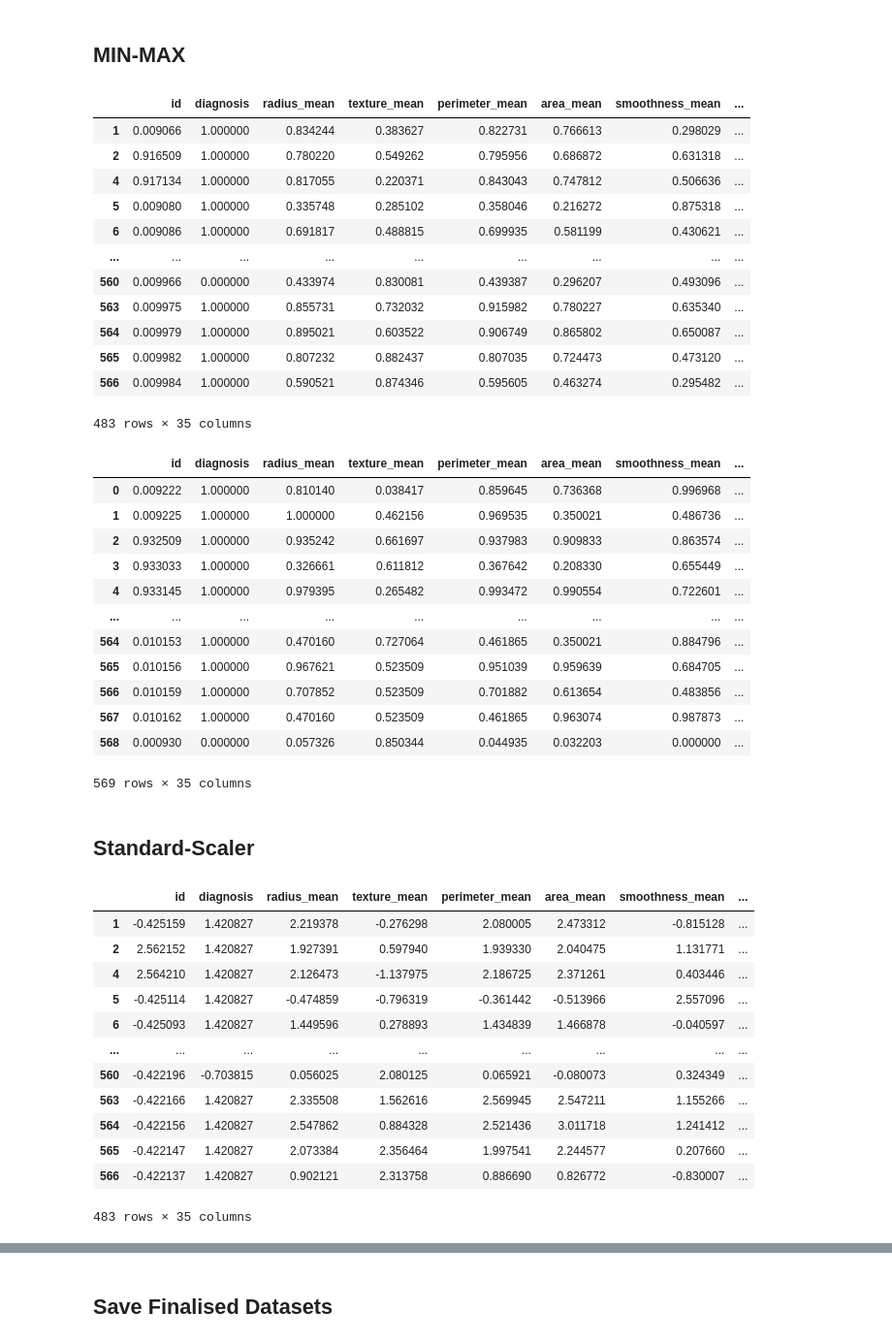
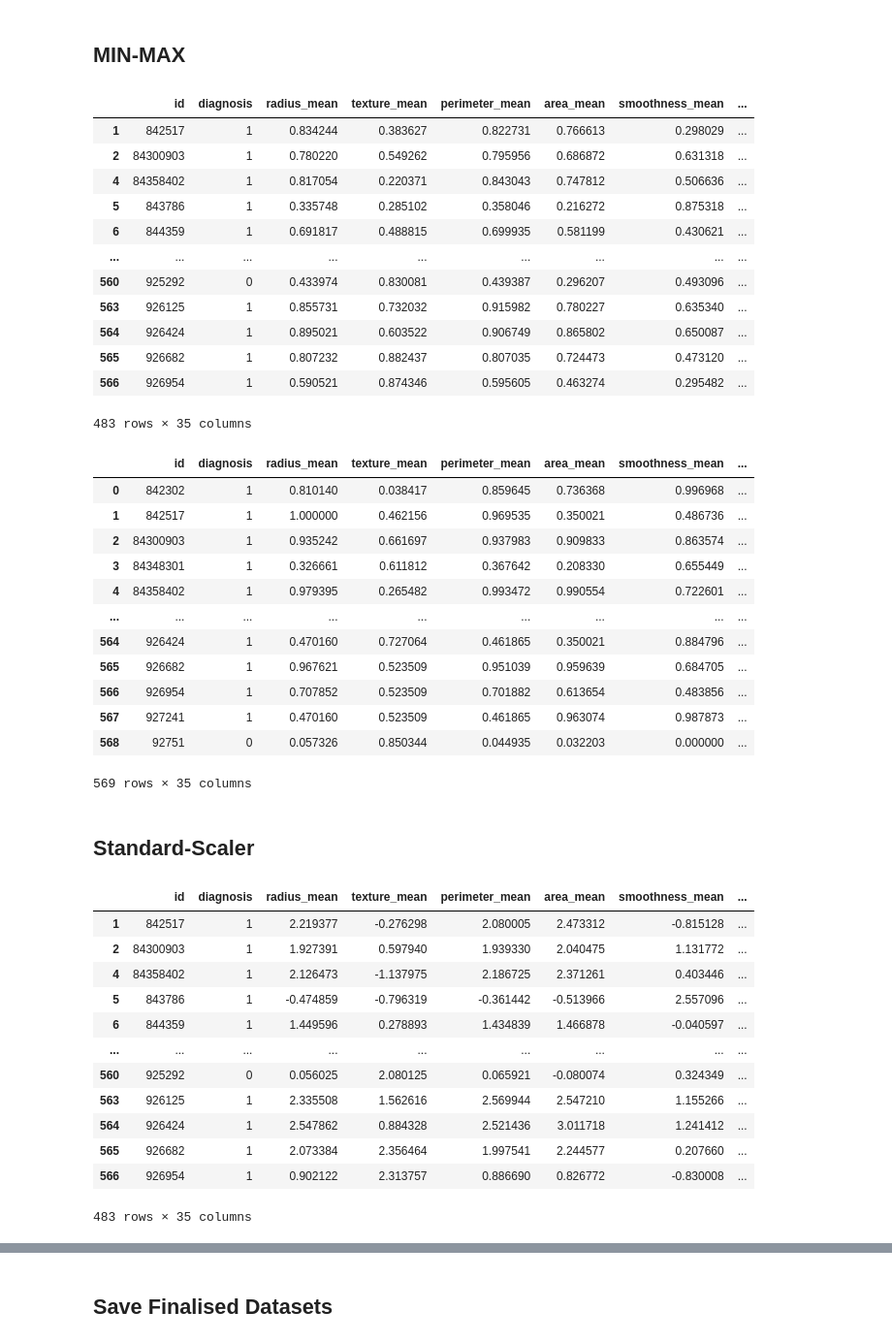
Before and after one commit to CasualModel/CancerCausality, a Jupyter notebook: notebooks/DataEngineering.ipynb, the cells around one changed output, grey strips where cells are left out. Shown at 97% size. Cells and saved outputs as stored; diff of their text form; code cells hidden in the pictures.

Commit message:
fixed some problem with data engineering and started causal modelling

```diff
--- a/notebooks/DataEngineering.ipynb
+++ b/notebooks/DataEngineering.ipynb
@@ -177,9 +175,17 @@ curreent_df = data_manipulator.df
+# %%
+# Current Null value Cleaned and labelled dataframe
+current_df = data_manipulator.df
+
+# Identifying Columns to Standardize
+columns_to_standardize = current_df.columns.tolist()
+columns_to_standardize.remove('id')
+columns_to_standardize.remove('diagnosis')
 # %% [markdown]
 ## Fixing Outliers
 # %%
 # Create Cleaner object instance from current dataframe
-data_cleaner_remove = DataCleaner(curreent_df, deep=True)
-data_cleaner_revalue = DataCleaner(curreent_df, deep=True)
+data_cleaner_remove = DataCleaner(current_df, deep=True)
+data_cleaner_revalue = DataCleaner(current_df, deep=True)
 # %% [markdown]
 ## Dropping Outlier Values
 # %%
@@ -238,37 +244,37 @@ data_revalue_minmax = DataManipulator(data_cleaner_revalue.df, deep=True)
 # %%
 # For removed outlier
 # Minmax between 0 and 1
-data_remove_minmax.minmax_scale_columns(data_remove_minmax.df.columns.to_list(), (0,1))
+data_remove_minmax.minmax_scale_columns(columns_to_standardize, (0, 1))
 # %% [output]
 |  | id | diagnosis | radius_mean | texture_mean | perimeter_mean | area_mean | smoothness_mean | ... |
-| 1 | 0.009066 | 1.000000 | 0.834244 | 0.383627 | 0.822731 | 0.766613 | 0.298029 | ... |
-| 2 | 0.916509 | 1.000000 | 0.780220 | 0.549262 | 0.795956 | 0.686872 | 0.631318 | ... |
-| 4 | 0.917134 | 1.000000 | 0.817055 | 0.220371 | 0.843043 | 0.747812 | 0.506636 | ... |
-| 5 | 0.009080 | 1.000000 | 0.335748 | 0.285102 | 0.358046 | 0.216272 | 0.875318 | ... |
-| 6 | 0.009086 | 1.000000 | 0.691817 | 0.488815 | 0.699935 | 0.581199 | 0.430621 | ... |
+| 1 | 842517 | 1 | 0.834244 | 0.383627 | 0.822731 | 0.766613 | 0.298029 | ... |
+| 2 | 84300903 | 1 | 0.780220 | 0.549262 | 0.795956 | 0.686872 | 0.631318 | ... |
+| 4 | 84358402 | 1 | 0.817054 | 0.220371 | 0.843043 | 0.747812 | 0.506636 | ... |
+| 5 | 843786 | 1 | 0.335748 | 0.285102 | 0.358046 | 0.216272 | 0.875318 | ... |
+| 6 | 844359 | 1 | 0.691817 | 0.488815 | 0.699935 | 0.581199 | 0.430621 | ... |
 | ... | ... | ... | ... | ... | ... | ... | ... | ... |
-| 560 | 0.009966 | 0.000000 | 0.433974 | 0.830081 | 0.439387 | 0.296207 | 0.493096 | ... |
-| 563 | 0.009975 | 1.000000 | 0.855731 | 0.732032 | 0.915982 | 0.780227 | 0.635340 | ... |
-| 564 | 0.009979 | 1.000000 | 0.895021 | 0.603522 | 0.906749 | 0.865802 | 0.650087 | ... |
-| 565 | 0.009982 | 1.000000 | 0.807232 | 0.882437 | 0.807035 | 0.724473 | 0.473120 | ... |
-| 566 | 0.009984 | 1.000000 | 0.590521 | 0.874346 | 0.595605 | 0.463274 | 0.295482 | ... |
+| 560 | 925292 | 0 | 0.433974 | 0.830081 | 0.439387 | 0.296207 | 0.493096 | ... |
+| 563 | 926125 | 1 | 0.855731 | 0.732032 | 0.915982 | 0.780227 | 0.635340 | ... |
+| 564 | 926424 | 1 | 0.895021 | 0.603522 | 0.906749 | 0.865802 | 0.650087 | ... |
+| 565 | 926682 | 1 | 0.807232 | 0.882437 | 0.807035 | 0.724473 | 0.473120 | ... |
+| 566 | 926954 | 1 | 0.590521 | 0.874346 | 0.595605 | 0.463274 | 0.295482 | ... |
 483 rows × 35 columns
 # %%
 # For revalued outlier
-data_revalue_minmax.minmax_scale_columns(data_revalue_minmax.df.columns.to_list(), (0,1))
+data_revalue_minmax.minmax_scale_columns(columns_to_standardize, (0, 1))
 # %% [output]
 |  | id | diagnosis | radius_mean | texture_mean | perimeter_mean | area_mean | smoothness_mean | ... |
-| 0 | 0.009222 | 1.000000 | 0.810140 | 0.038417 | 0.859645 | 0.736368 | 0.996968 | ... |
-| 1 | 0.009225 | 1.000000 | 1.000000 | 0.462156 | 0.969535 | 0.350021 | 0.486736 | ... |
-| 2 | 0.932509 | 1.000000 | 0.935242 | 0.661697 | 0.937983 | 0.909833 | 0.863574 | ... |
-| 3 | 0.933033 | 1.000000 | 0.326661 | 0.611812 | 0.367642 | 0.208330 | 0.655449 | ... |
-| 4 | 0.933145 | 1.000000 | 0.979395 | 0.265482 | 0.993472 | 0.990554 | 0.722601 | ... |
+| 0 | 842302 | 1 | 0.810140 | 0.038417 | 0.859645 | 0.736368 | 0.996968 | ... |
+| 1 | 842517 | 1 | 1.000000 | 0.462156 | 0.969535 | 0.350021 | 0.486736 | ... |
+| 2 | 84300903 | 1 | 0.935242 | 0.661697 | 0.937983 | 0.909833 | 0.863574 | ... |
+| 3 | 84348301 | 1 | 0.326661 | 0.611812 | 0.367642 | 0.208330 | 0.655449 | ... |
+| 4 | 84358402 | 1 | 0.979395 | 0.265482 | 0.993472 | 0.990554 | 0.722601 | ... |
 | ... | ... | ... | ... | ... | ... | ... | ... | ... |
-| 564 | 0.010153 | 1.000000 | 0.470160 | 0.727064 | 0.461865 | 0.350021 | 0.884796 | ... |
-| 565 | 0.010156 | 1.000000 | 0.967621 | 0.523509 | 0.951039 | 0.959639 | 0.684705 | ... |
-| 566 | 0.010159 | 1.000000 | 0.707852 | 0.523509 | 0.701882 | 0.613654 | 0.483856 | ... |
-| 567 | 0.010162 | 1.000000 | 0.470160 | 0.523509 | 0.461865 | 0.963074 | 0.987873 | ... |
-| 568 | 0.000930 | 0.000000 | 0.057326 | 0.850344 | 0.044935 | 0.032203 | 0.000000 | ... |
+| 564 | 926424 | 1 | 0.470160 | 0.727064 | 0.461865 | 0.350021 | 0.884796 | ... |
+| 565 | 926682 | 1 | 0.967621 | 0.523509 | 0.951039 | 0.959639 | 0.684705 | ... |
+| 566 | 926954 | 1 | 0.707852 | 0.523509 | 0.701882 | 0.613654 | 0.483856 | ... |
+| 567 | 927241 | 1 | 0.470160 | 0.523509 | 0.461865 | 0.963074 | 0.987873 | ... |
+| 568 | 92751 | 0 | 0.057326 | 0.850344 | 0.044935 | 0.032203 | 0.000000 | ... |
 569 rows × 35 columns
 # %% [markdown]
 ## Standard-Scaler
@@ -278,20 +284,20 @@ data_remove_stdscale = DataManipulator(data_cleaner_remove.df, deep=True)
 data_revalue_stdscale = DataManipulator(data_cleaner_revalue.df, deep=True)
 # %%
 # For removed outlier
-data_remove_stdscale.standardize_columns(data_remove_stdscale.df.columns.to_list())
+data_remove_stdscale.standardize_columns(columns_to_standardize)
 # %% [output]
 |  | id | diagnosis | radius_mean | texture_mean | perimeter_mean | area_mean | smoothness_mean | ... |
-| 1 | -0.425159 | 1.420827 | 2.219378 | -0.276298 | 2.080005 | 2.473312 | -0.815128 | ... |
-| 2 | 2.562152 | 1.420827 | 1.927391 | 0.597940 | 1.939330 | 2.040475 | 1.131771 | ... |
-| 4 | 2.564210 | 1.420827 | 2.126473 | -1.137975 | 2.186725 | 2.371261 | 0.403446 | ... |
-| 5 | -0.425114 | 1.420827 | -0.474859 | -0.796319 | -0.361442 | -0.513966 | 2.557096 | ... |
-| 6 | -0.425093 | 1.420827 | 1.449596 | 0.278893 | 1.434839 | 1.466878 | -0.040597 | ... |
+| 1 | 842517 | 1 | 2.219377 | -0.276298 | 2.080005 | 2.473312 | -0.815128 | ... |
+| 2 | 84300903 | 1 | 1.927391 | 0.597940 | 1.939330 | 2.040475 | 1.131772 | ... |
+| 4 | 84358402 | 1 | 2.126473 | -1.137975 | 2.186725 | 2.371261 | 0.403446 | ... |
+| 5 | 843786 | 1 | -0.474859 | -0.796319 | -0.361442 | -0.513966 | 2.557096 | ... |
+| 6 | 844359 | 1 | 1.449596 | 0.278893 | 1.434839 | 1.466878 | -0.040597 | ... |
 | ... | ... | ... | ... | ... | ... | ... | ... | ... |
-| 560 | -0.422196 | -0.703815 | 0.056025 | 2.080125 | 0.065921 | -0.080073 | 0.324349 | ... |
-| 563 | -0.422166 | 1.420827 | 2.335508 | 1.562616 | 2.569945 | 2.547211 | 1.155266 | ... |
-| 564 | -0.422156 | 1.420827 | 2.547862 | 0.884328 | 2.521436 | 3.011718 | 1.241412 | ... |
-| 565 | -0.422147 | 1.420827 | 2.073384 | 2.356464 | 1.997541 | 2.244577 | 0.207660 | ... |
-| 566 | -0.422137 | 1.420827 | 0.902121 | 2.313758 | 0.886690 | 0.826772 | -0.830007 | ... |
+| 560 | 925292 | 0 | 0.056025 | 2.080125 | 0.065921 | -0.080074 | 0.324349 | ... |
+| 563 | 926125 | 1 | 2.335508 | 1.562616 | 2.569944 | 2.547210 | 1.155266 | ... |
+| 564 | 926424 | 1 | 2.547862 | 0.884328 | 2.521436 | 3.011718 | 1.241412 | ... |
+| 565 | 926682 | 1 | 2.073384 | 2.356464 | 1.997541 | 2.244577 | 0.207660 | ... |
+| 566 | 926954 | 1 | 0.902122 | 2.313757 | 0.886690 | 0.826772 | -0.830008 | ... |
 483 rows × 35 columns
 # %%
 # For revalued outlier
```
Also changed, not shown: parts of 22 cells of this notebook, 2 other files.
